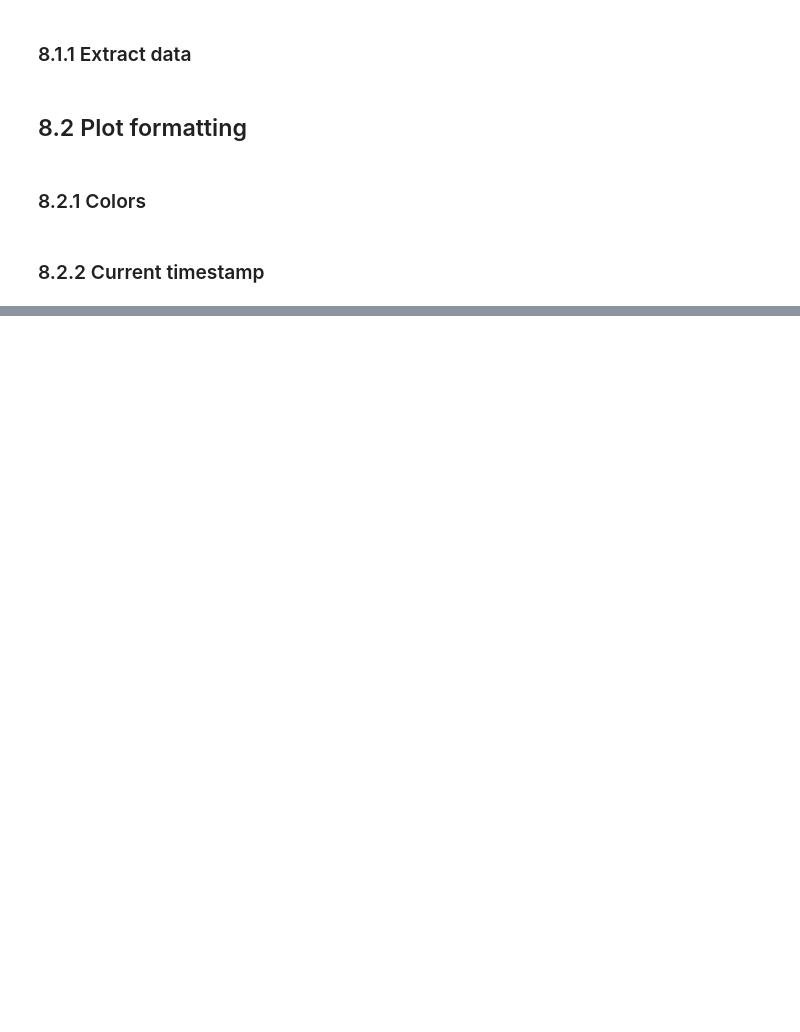
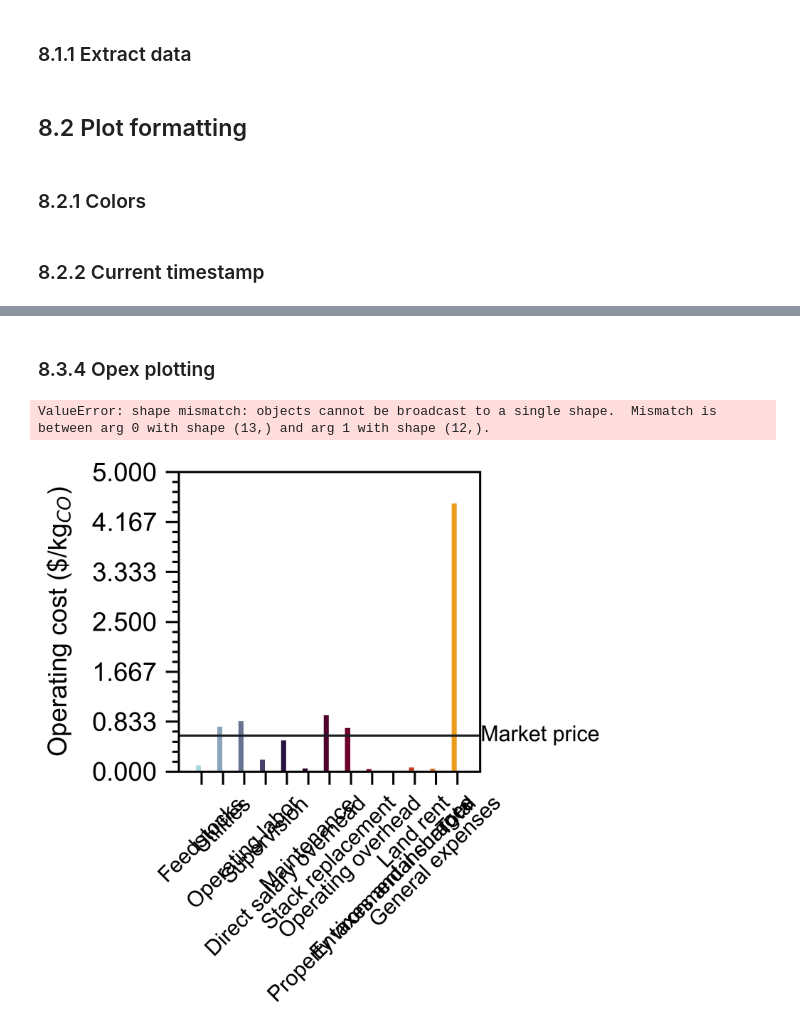
Before and after one commit to shashwatidc/co2r-non-aqueous, a Jupyter notebook: 20241001_5_TEA_Integrated.ipynb, the cells around one changed output, grey strips where cells are left out. Saved outputs shown, nothing was run; the diff lists cells and outputs as text; code cells hidden in the pictures; blank space fills up the shorter version.

```diff
--- a/20241001_5_TEA_Integrated.ipynb
+++ b/20241001_5_TEA_Integrated.ipynb
@@ -6670,12 +6642,22 @@ Name: Unnamed: 4, dtype: object
+# %%
+# Set bar width
+if override_2files:
+    barwidth = 1/(3*len(df_opex_1.index)) * (1)
+# %%
+if override_2files == True:
+    posn_opex_1 = np.linspace(0, 1, len(df_opex_1.index))
+    posn_opex_2 = [posn + barwidth for posn in posn_opex_1]
+# %% [markdown]
+### 8.3.4 Opex plotting
 # %%
 # Plot opex
 
-if override_one == True:
+if override_2files == True:
     # Plot operating costs per product over voltage range - bar chart. Not designed for variable product cost
 
     fig, axs = plt.subplots() # Set up plot
 
-    y_axis_max =  min(30, np.ceil(max(np.sum(df_opex_vs_vbl.loc[:, ~np.isinf(df_opex_vs_vbl).any(axis=0)], axis = 0))/0.5) * 0.5) # round to nearest 0.01)
+    y_axis_max = 5
     y_axis_min = 0 # np.floor(min(cost_vs_vbl)/0.01) * 0.01
 #     y_axis_step = 0.02
     y_axis_num = 7
@@ -6683,53 +6665,48 @@ if override_one == True:
 #     y_axis_major_ticks = np.append(y_axis_major_ticks, y_axis_max) # since arange omits the last point, have to add it back in manually
     y_axis_major_ticks = np.linspace(y_axis_min, y_axis_max, num = y_axis_num, endpoint = True) #
 
     ## Axis labels
     axs.set_ylabel('Operating cost (\$/kg$_{{{}}}$)'.format(product_name))
-    axs.set_xlabel(x_axis_label)
 
     ## Draw axis ticks
-    axs.xaxis.set_minor_locator(AutoMinorLocator(2)) # subdivide major ticks into this many minor divisions (eg. major step = 5 V, then autominorlocator(5) will mark off every 1 V)
+    axs.xaxis.set_minor_locator(AutoMinorLocator(1e-10)) # subdivide major ticks into this many minor divisions (eg. major step = 5 V, then autominorlocator(5) will mark off every 1 V)
     axs.yaxis.set_minor_locator(AutoMinorLocator(5)) # subdivide major ticks into this many minor divisions (eg. major step = 5 V, then autominorlocator(5) will mark off every 1 V)
-    plt.xticks(x_axis_major_ticks) # tick locations as a list, eg. plt.xticks([0,10,20])
+    plt.xticks([posn + barwidth/2 for posn in posn_opex_1], labels = df_opex_1.index, fontsize = SMALL_SIZE, rotation=45)
     plt.yticks(y_axis_major_ticks) # tick locations as a list, eg. plt.xticks([0,10,20])
 
     ## Apply axis limits
-    axs.set_xlim([x_axis_min,x_axis_max])
+    axs.set_xlim([-0.5*barwidth-(2.5*barwidth),1+1.5*barwidth+(2.5*barwidth)])
     axs.set_ylim([y_axis_min,y_axis_max])
 
     ## Plot series
-    axs.plot([x_axis_min, x_axis_max],
-             [df_costing_assumptions_vs_vbl.loc[product_name][0],df_costing_assumptions_vs_vbl.loc[product_name][-1]],
+    axs.plot([-0.5*barwidth-(2.5*barwidth),1+1.5*barwidth+(2.5*barwidth)],
+             [df_products.loc[product_name, 'Cost ($/kg product)'],df_products.loc[product_name, 'Cost ($/kg product)']],
              alpha = 1, c = theme_colors[6]) # Plot line for cost
-    axs.text(x_axis_max * 1.025, product_cost_USD_kgprod, 'Market price', ha='left', va='center',
+    axs.text(1+1.5*barwidth+(2.5*barwidth) * 1.025, product_cost_USD_kgprod, 'Market price', ha='left', va='center',
               fontsize = SMALL_SIZE)
 
+    ## Plot series
     cumsum = 0
-    for i, category in enumerate(df_opex.index):
-        axs.bar(vbl_range, df_opex_vs_vbl.loc[category], label=category , bottom = cumsum, width = barwidth, color = opex_colors[i],
-               edgecolor = 'w', linewidth = linewidth_calc)
-        cumsum += df_opex_vs_vbl.loc[category]
-
-    if df_flags.loc['Electricity cost', 'T/F?'] == True:
-        axs.text(df_utility_imports.loc['Electricity - current US mix','Cost ($/kWh)'],
-                 y_axis_max*1.025, 'U.S. average', ha='center', va='bottom',
-              fontsize = SMALL_SIZE, rotation = 90)
-        axs.plot([df_utility_imports.loc['Electricity - current US mix', 'Cost ($/kWh)'], df_utility_imports.loc['Electricity - current US mix', 'Cost ($/kWh)']],
-                 [y_axis_min, y_axis_max], alpha = 1,
-             c = theme_colors[6]) # Plot line for cost
-
-    if df_flags.loc['{} production rate'.format(product_name), 'T/F?'] == True:
-        plt.xticks(rotation=35)  # Rotate text labels
+    axs.bar(posn_opex_1, df_opex_1, color=opex_colors,
+            width=barwidth, edgecolor = 'w', linewidth = linewidth_calc,
+            label=labels[0])
+    axs.bar(posn_opex_2, df_opex_2, color=opex_colors,
+            width=barwidth, edgecolor='w',
+            label=labels[1],
+            hatch = 'xxxx')
 
     ## Legend
     axs.legend(bbox_to_anchor=(1.4, 1.1), loc='upper left', reverse = True) # -> bbox_to_anchor docks the legend to a position, loc specifies which corner of legend is that position
 
     ## Save figure
-    opex_fig_name = os.path.join(OP_folder, '{} Opex per kg vs {} {}'.format(current_date, vbl_name, current_time).replace('.',','))  # CHANGE to change the figure name
+    opex_fig_name = os.path.join(OP_folder, '{} Opex comparison {}'.format(current_date, current_time).replace('.',','))  # CHANGE to change the figure name
     fig.savefig(opex_fig_name + '.svg', transparent = True) # Save figure - format = eps, jpeg, jpg, pdf, pgf, png, ps, raw, rgba, svg, svgz, tif, tiff
     fig.savefig(opex_fig_name + '.jpg', transparent = True, dpi = 80) # Save figure - format = eps, jpeg, jpg, pdf, pgf, png, ps, raw, rgba, svg, svgz, tif, tiff
     fig.savefig(opex_fig_name + '.pdf', transparent = True) # Save figure - format = eps, jpeg, jpg, pdf, pgf, png, ps, raw, rgba, svg, svgz, tif, tiff
 
     print('Saved at ' + opex_fig_name)
 
     plt.show()
+# %% [output]
+ValueError: shape mismatch: objects cannot be broadcast to a single shape.  Mismatch is between arg 0 with shape (13,) and arg 1 with shape (12,).
+[figure, added]
```
Also changed, not shown: parts of 17 cells of this notebook.
